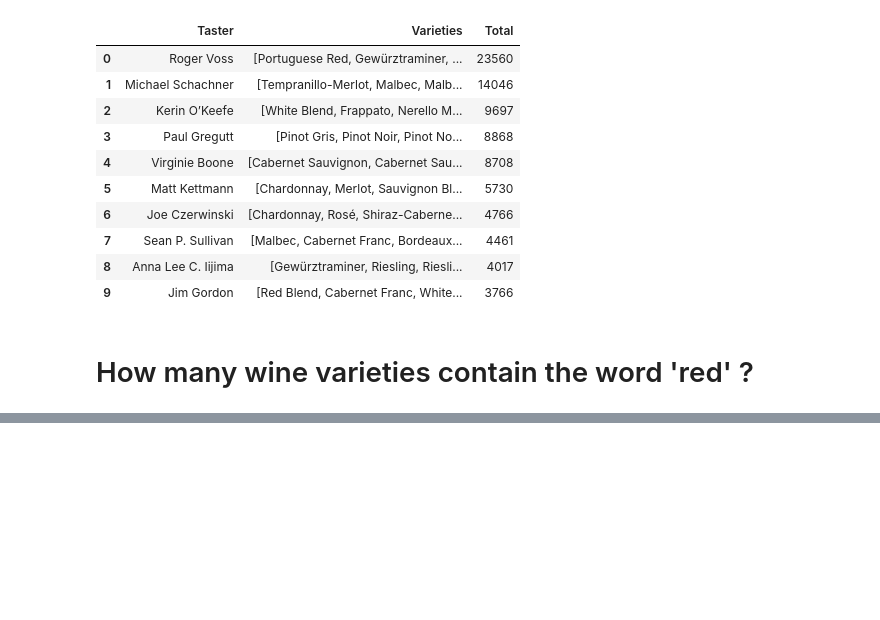
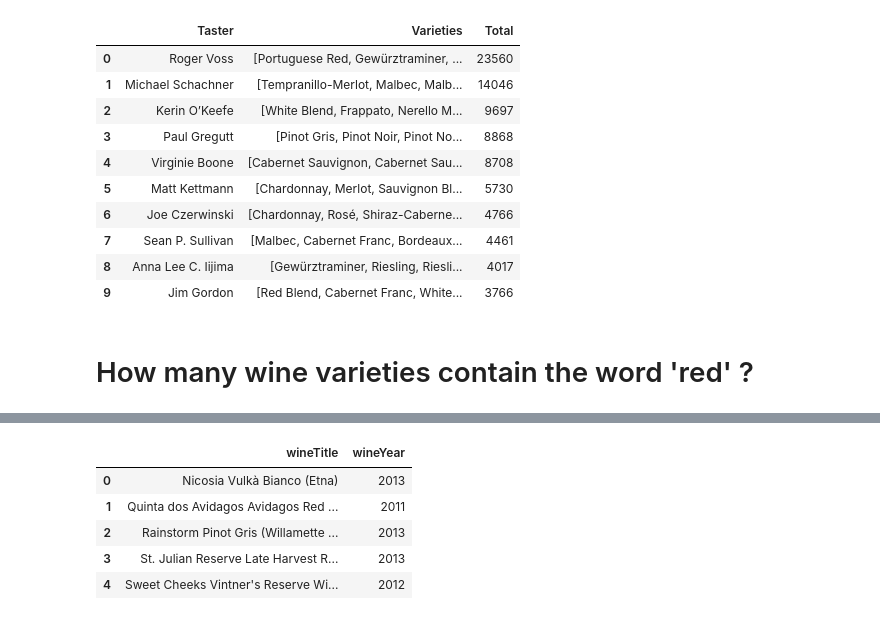
Before and after one commit to albert-kevin/azuremachinelearning, a Jupyter notebook: code/notebooks/howto_Graph.ipynb, the cells around one changed output, grey strips where cells are left out. Cells and saved outputs as stored; diff of their text form; code cells hidden in the pictures; blank space fills up the shorter version.

```diff
--- a/code/notebooks/howto_Graph.ipynb
+++ b/code/notebooks/howto_Graph.ipynb
@@ -437,0 +469,14 @@ Wall time: 105 ms
+# %%
+query = """
+MATCH (w:Wine)
+RETURN apoc.text.replace(w.title, '\\\d{4}', '') AS wineTitle, apoc.text.regexGroups(w.title, '\\\d{4}')[0][0] AS wineYear
+LIMIT 5
+"""
+graph.run(query).to_data_frame()
+# %% [output]
+|  | wineTitle | wineYear |
+| 0 | Nicosia Vulkà Bianco (Etna) | 2013 |
+| 1 | Quinta dos Avidagos Avidagos Red ... | 2011 |
+| 2 | Rainstorm Pinot Gris (Willamette ... | 2013 |
+| 3 | St. Julian Reserve Late Harvest R... | 2013 |
+| 4 | Sweet Cheeks Vintner's Reserve Wi... | 2012 |
```
Also changed, not shown: parts of 66 cells of this notebook.
